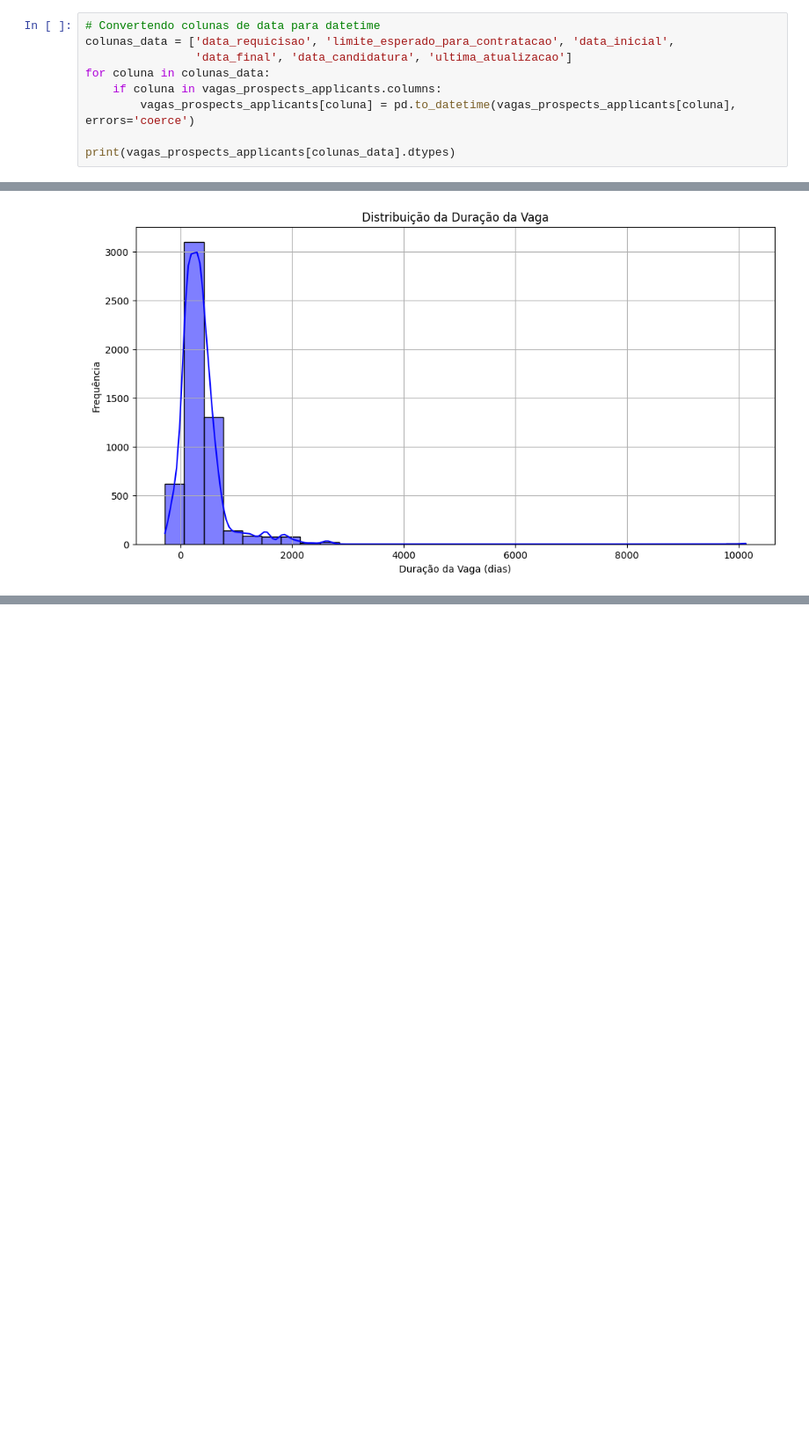
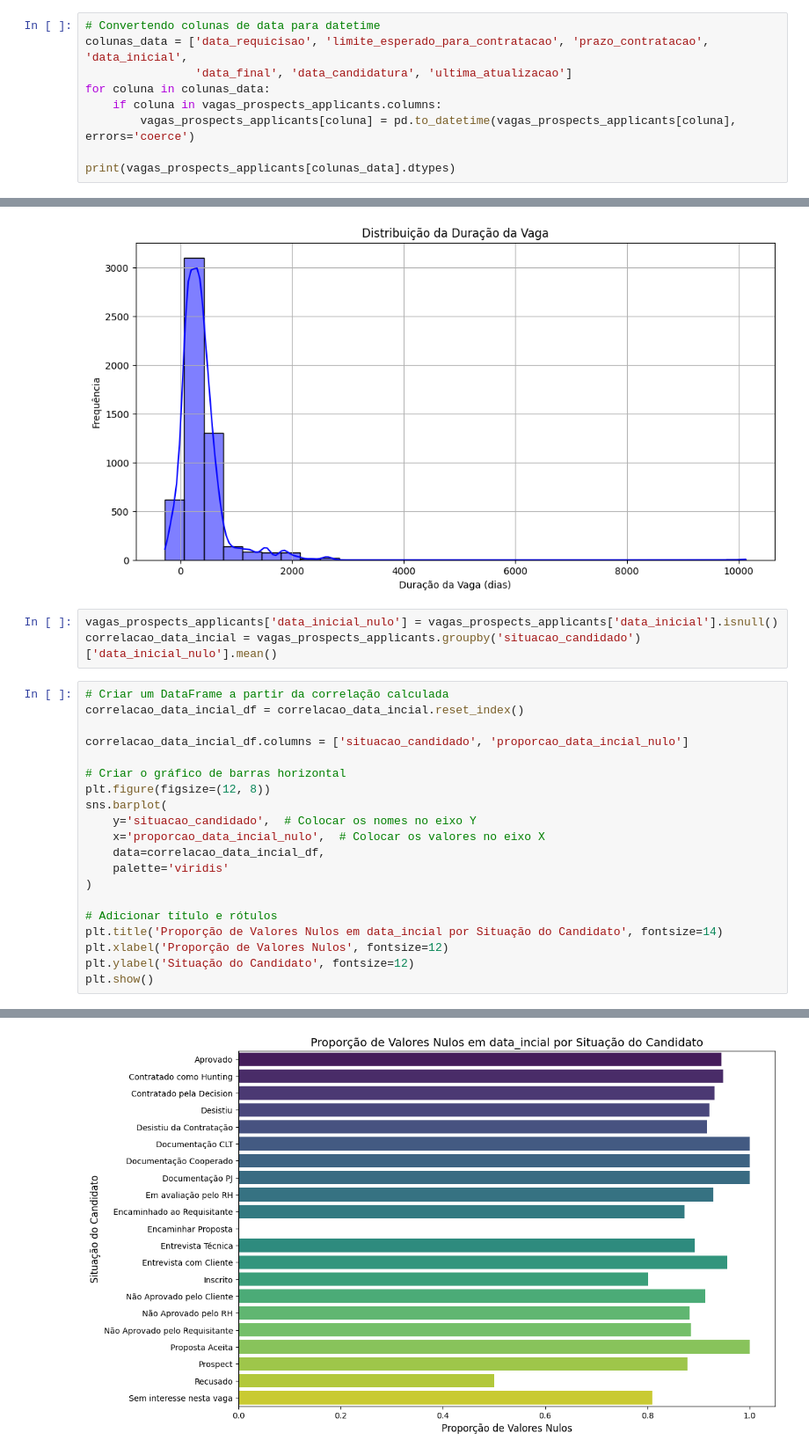
Before and after one commit to douglasVitoriano/pos-tech-fiap-datathon, a Jupyter notebook: datathon.ipynb, the cells around one changed output, grey strips where cells are left out. Shown: that part at 88% size. Drawn from its saved outputs; the diff is of its cells as text; blank space fills up the shorter version.

```diff
--- a/datathon.ipynb
+++ b/datathon.ipynb
@@ -944,7 +968,7 @@ Index(['vaga_id', 'data_requicisao', 'limite_esperado_para_contratacao',
       dtype='object')
 # %%
 # Convertendo colunas de data para datetime
-colunas_data = ['data_requicisao', 'limite_esperado_para_contratacao', 'data_inicial',
+colunas_data = ['data_requicisao', 'limite_esperado_para_contratacao', 'prazo_contratacao', 'data_inicial',
                 'data_final', 'data_candidatura', 'ultima_atualizacao']
 for coluna in colunas_data:
     if coluna in vagas_prospects_applicants.columns:
@@ -1044,3 +1066,27 @@ plt.grid()
 plt.show()
 # %% [output]
 [figure]
+# %%
+vagas_prospects_applicants['data_inicial_nulo'] = vagas_prospects_applicants['data_inicial'].isnull()
+correlacao_data_incial = vagas_prospects_applicants.groupby('situacao_candidado')['data_inicial_nulo'].mean()
+# %%
+# Criar um DataFrame a partir da correlação calculada
+correlacao_data_incial_df = correlacao_data_incial.reset_index()
+
+correlacao_data_incial_df.columns = ['situacao_candidado', 'proporcao_data_incial_nulo']
+
+# Criar o gráfico de barras horizontal
+plt.figure(figsize=(12, 8))
+sns.barplot(
+    y='situacao_candidado',  # Colocar os nomes no eixo Y
+    x='proporcao_data_incial_nulo',  # Colocar os valores no eixo X
+    data=correlacao_data_incial_df,
+    palette='viridis'
+)
+
+# Adicionar título e rótulos
+plt.title('Proporção de Valores Nulos em data_incial por Situação do Candidato', fontsize=14)
+plt.xlabel('Proporção de Valores Nulos', fontsize=12)
+plt.ylabel('Situação do Candidato', fontsize=12)
+plt.show()
+# %% [output]
@@ -1046,0 +1096 @@ plt.show()
+[figure, added]
```
Also changed, not shown: parts of 17 cells of this notebook, 1 other file.
